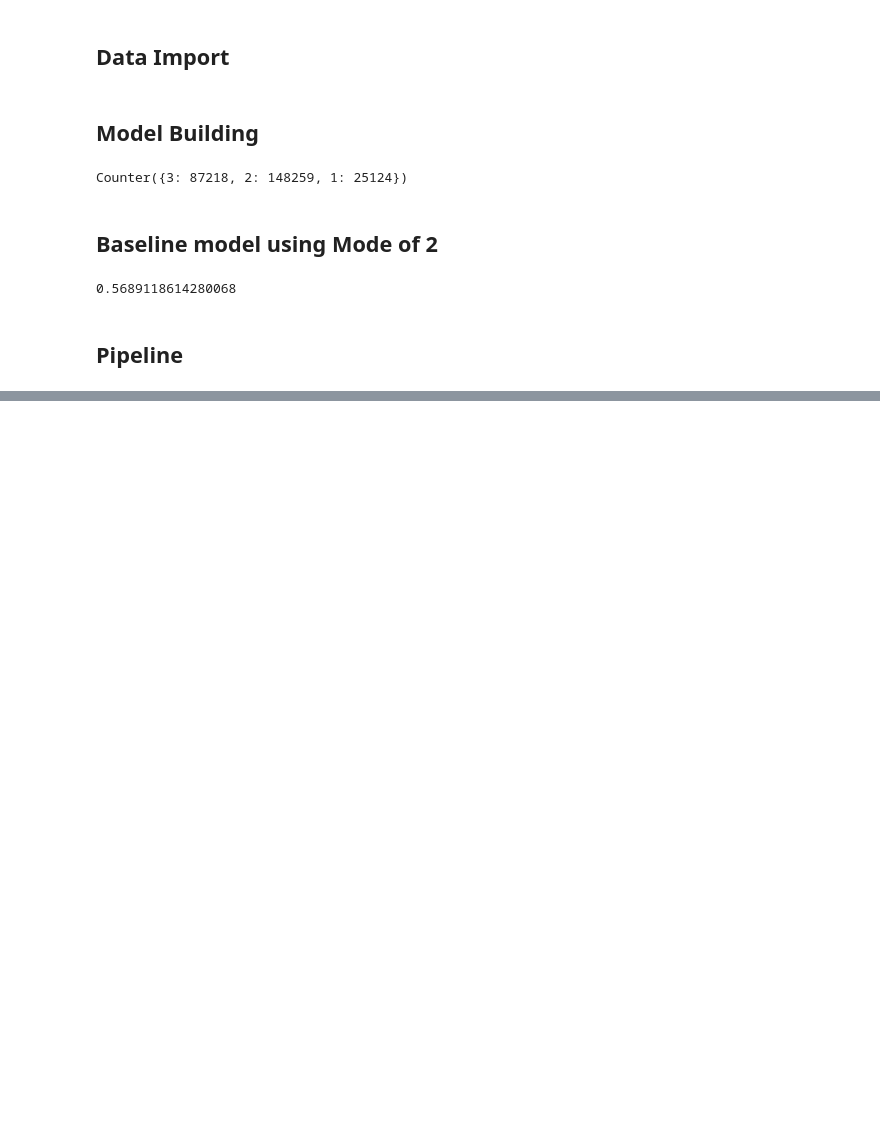
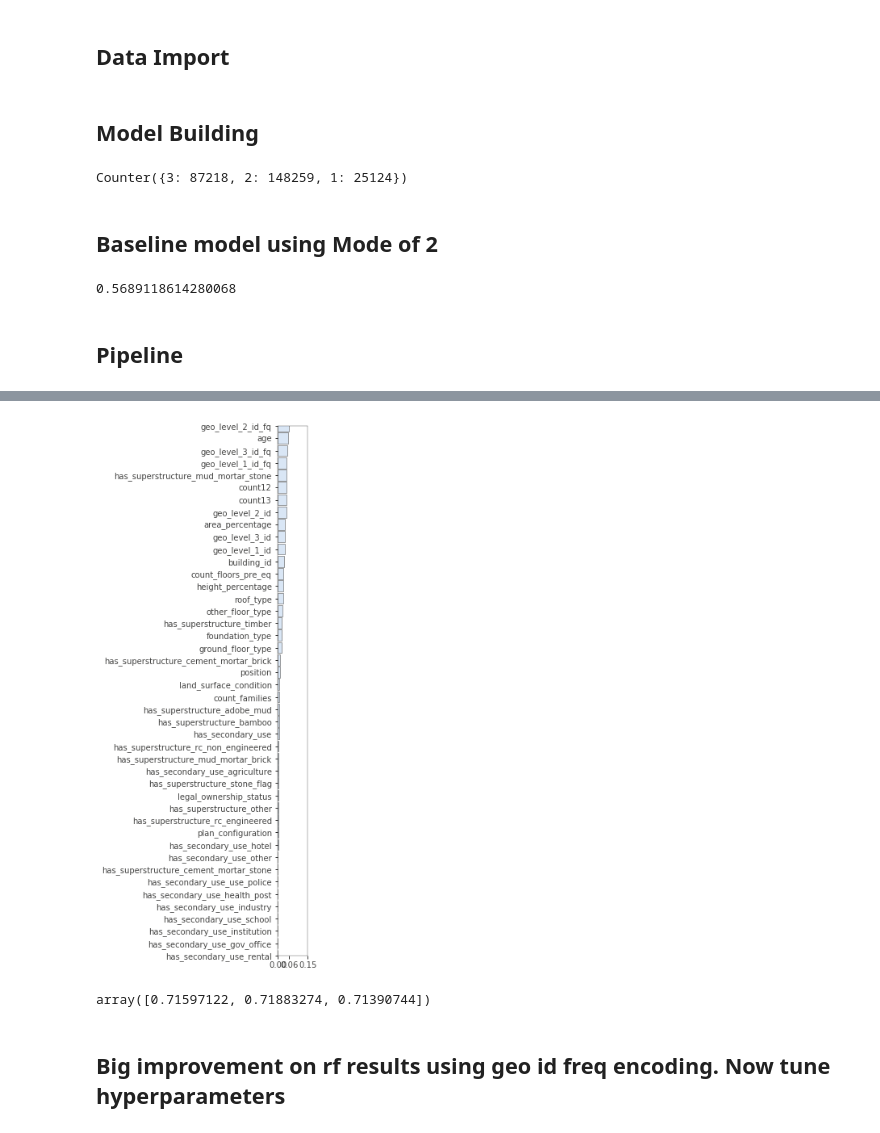
Before and after one commit to alan-flint/Richter-DrivenData, a Jupyter notebook: src/final_notebook.ipynb, the cells around one changed output, grey strips where cells are left out. Drawn from its saved outputs; the diff is of its cells as text; code cells hidden in the pictures; blank space fills up the shorter version.

```diff
--- a/src/final_notebook.ipynb
+++ b/src/final_notebook.ipynb
@@ -44,6 +46,7 @@ Data processing functions
 ---
 # %%
 def create_X(df):
+    '''Get data into tidy form'''
     X = df.copy()
     cat_cols = X.columns[X.dtypes == 'object']
     num_cols = [i for i in X.columns if i not in cat_cols]
@@ -102,6 +105,6 @@ def geo23_in_geo1(X_train, X_test):
 
 
 def new_rows(l1, l2):
-    '''check how columns compare and how many differ'''
+    '''check how columns compare and how many values differ'''
     s = set(l2) - set(l1)
     return len([i for i in l2 if i in s])
@@ -217,2 +218,18 @@ top20 = imp.iloc[:20].index.tolist()
+# %%
+#get new train and test set
+X_train, X_test, y_train, y_test = train_test_split(X, y, test_size=0.2)
+# %%
+model2 = RandomForestClassifier(n_estimators=200, min_samples_leaf=3, n_jobs=-1)
+model2.fit(X_train, y_train)
+imp = importances(model2, X_train, y_train) # permutation
+viz = plot_importances(imp)
+# %% [output]
+[figure, added]
 # %%
-cross_val_score(estimator=model,X = X[top20], y=y, scoring=scorer, cv=3,n_jobs=-1)
+top20 = imp.iloc[:20].index.tolist()
+cross_val_score(estimator=model,X = X_test[top20], y=y_test, scoring=scorer, cv=3,n_jobs=-1)
+# %% [output]
+array([0.71597122, 0.71883274, 0.71390744])
+# %% [markdown]
+Big improvement on rf results using geo id freq encoding. Now tune hyperparameters
+---
```
Also changed, not shown: parts of 25 cells of this notebook.
